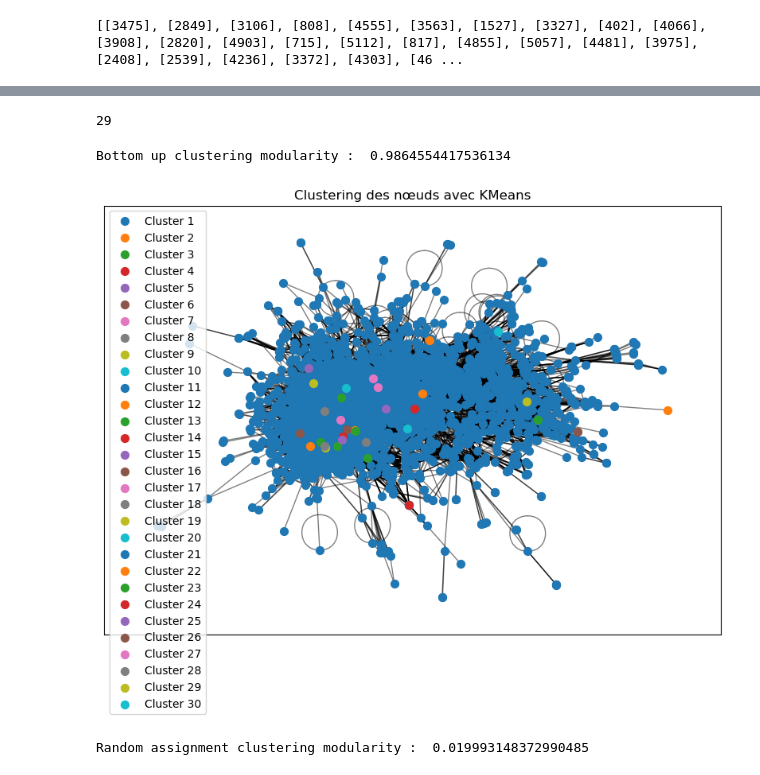
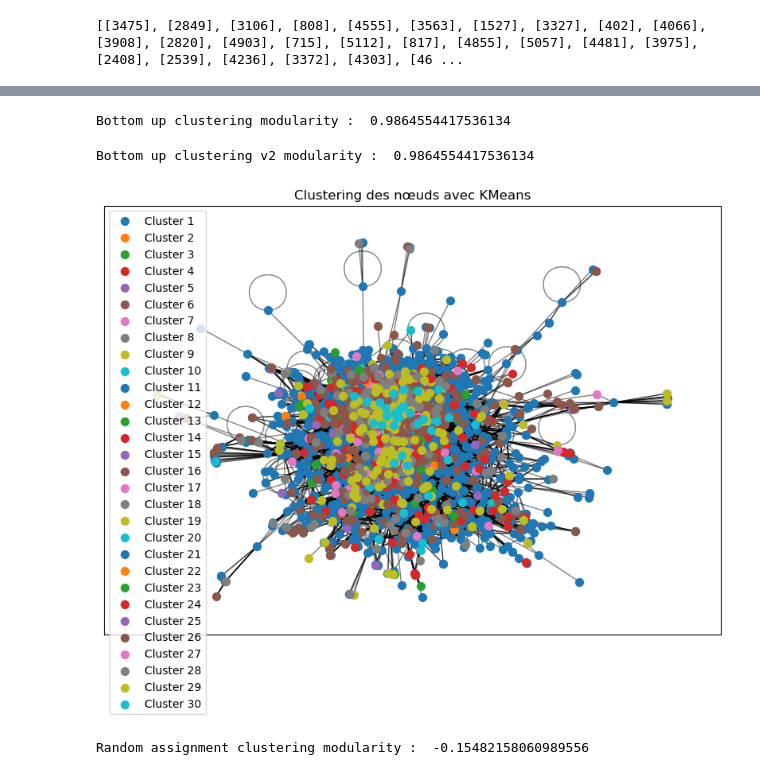
Before and after one commit to MelvinGode/Wikipedia-Clusteing, a Jupyter notebook: bottom_up.ipynb, the cells around one changed output, grey strips where cells are left out. Cells and saved outputs as stored; diff of their text form; code cells hidden in the pictures.

Commit message:
bottomup neighborhood version (WIP)
Trying a new method using neighborhood similarity instead of intersection over union

```diff
--- a/bottom_up.ipynb
+++ b/bottom_up.ipynb
@@ -12,11 +14,11 @@ from IPython.display import clear_output
 graph_df = pd.read_csv("./data/small_graphs/squirrel/musae_squirrel_edges.csv")
 names = pd.read_csv('./data/wiki-topcats-page-names.txt.gz', compression='gzip', header=None, sep='\t', quotechar='"')
 
-G = nx.from_pandas_edgelist(graph_df, source="id1", target="id2")
+squirells = nx.from_pandas_edgelist(graph_df, source="id1", target="id2")
 # %%
-print(G)
-nodes = G.nodes()
-n = len(nodes)
+print(squirells)
+nodes = squirells.nodes()
+n = squirells.number_of_nodes()
 # %% [output]
 Graph with 5201 nodes and 198493 edges
 # %%
@@ -154,0 +284,3 @@ def bottom_up_clustering(G, limit=50):
+# %%
+clusters_v2, crits = bottom_up_clustering_v2(squirells, limit = 30)
+print(clusters_v2)
@@ -183,38 +319,32 @@ aaaaa = np.load("./Clusterings/bottomupv1.npy")
-# %%
-print(np.sum(np.sum(clusters,axis=1) <= 5))
-# %% [output]
-29
 # %%
 node_to_cluster = np.argmax(clusters.T == np.arange(n)[:, None], axis=1)
 
 same_cluster_matrix = node_to_cluster[:, None] == node_to_cluster[None, :]
+print("Bottom up clustering modularity : ",global_modularity(same_cluster_matrix, clusters, squirells))
+# %% [output]
+Bottom up clustering modularity :  0.9864554417536134
-# %%
-def global_modularity(same_cluster_matrix, cluster_adjacency, G):
-    A = nx.adjacency_matrix(G).toarray()
-    out = np.sum(cluster_adjacency) / 2
-    m_in = np.sum(A * same_cluster_matrix) / 2
-
-    modularity = (m_in - out)
-    return modularity / G.number_of_edges() # Normalize
-
-print("Bottom up clustering modularity : ",global_modularity(same_cluster_matrix, clusters, G))
-# %% [output]
-Bottom up clustering modularity :  0.9864554417536134
+# %%
+node_to_cluster = np.argmax(clusters_v2.T == np.arange(n)[:, None], axis=1)
+
+same_cluster_matrix = node_to_cluster[:, None] == node_to_cluster[None, :]
+print("Bottom up clustering v2 modularity : ",global_modularity(same_cluster_matrix, clusters_v2, squirells))
+# %% [output]
+Bottom up clustering v2 modularity :  0.9864554417536134
 # %%
-pos = nx.spring_layout(G)  # Positionnement des nœuds pour la visualisation
+pos = nx.spring_layout(squirells)  # Positionnement des nœuds pour la visualisation
 # %%
 plt.figure(figsize=(10, 7))
-for i, cluster in enumerate(clusters):
+for i, cluster in enumerate(clusters_v2):
     nx.draw_networkx_nodes(
-        G, pos,
+        squirells, pos,
         nodelist=[n for n, l in enumerate(cluster) if l == 1],
         node_size=50,  # Ajuster la taille des nœuds
         node_color=f"C{i}",  # Utiliser une couleur différente pour chaque cluster
         label=f"Cluster {i+1}"
     )
-nx.draw_networkx_edges(G, pos, alpha=0.5)
+nx.draw_networkx_edges(squirells, pos, alpha=0.5)
 plt.legend()
 plt.title("Clustering des nœuds avec KMeans")
 plt.show()
 # %% [output]
-[figure, old version]
+[figure, new version]
@@ -224,6 +425,6 @@ plt.show()
 random_clusters = np.random.randint(0, 30, n)
 same_cluster_matrix_random = random_clusters[:, None] == random_clusters[None, :]
 
-print("Random assignment clustering modularity : ",global_modularity(same_cluster_matrix_random, clusters, G))
+print("Random assignment clustering modularity : ",global_modularity(same_cluster_matrix_random, random_clusters, squirells))
 # %% [output]
-Random assignment clustering modularity :  0.019993148372990485
+Random assignment clustering modularity :  -0.15482158060989556
```
Also changed, not shown: parts of 16 cells of this notebook, 1 other file.
